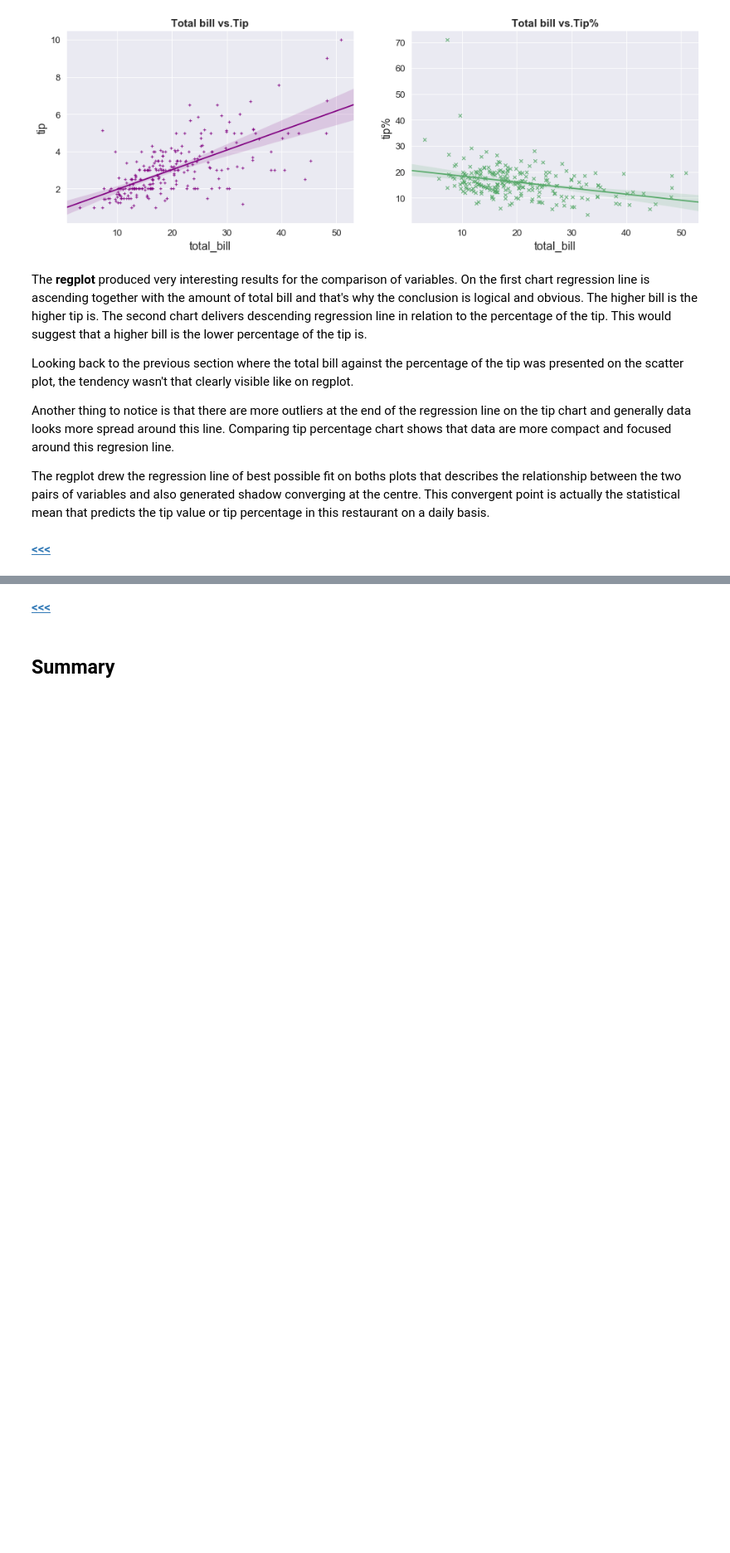
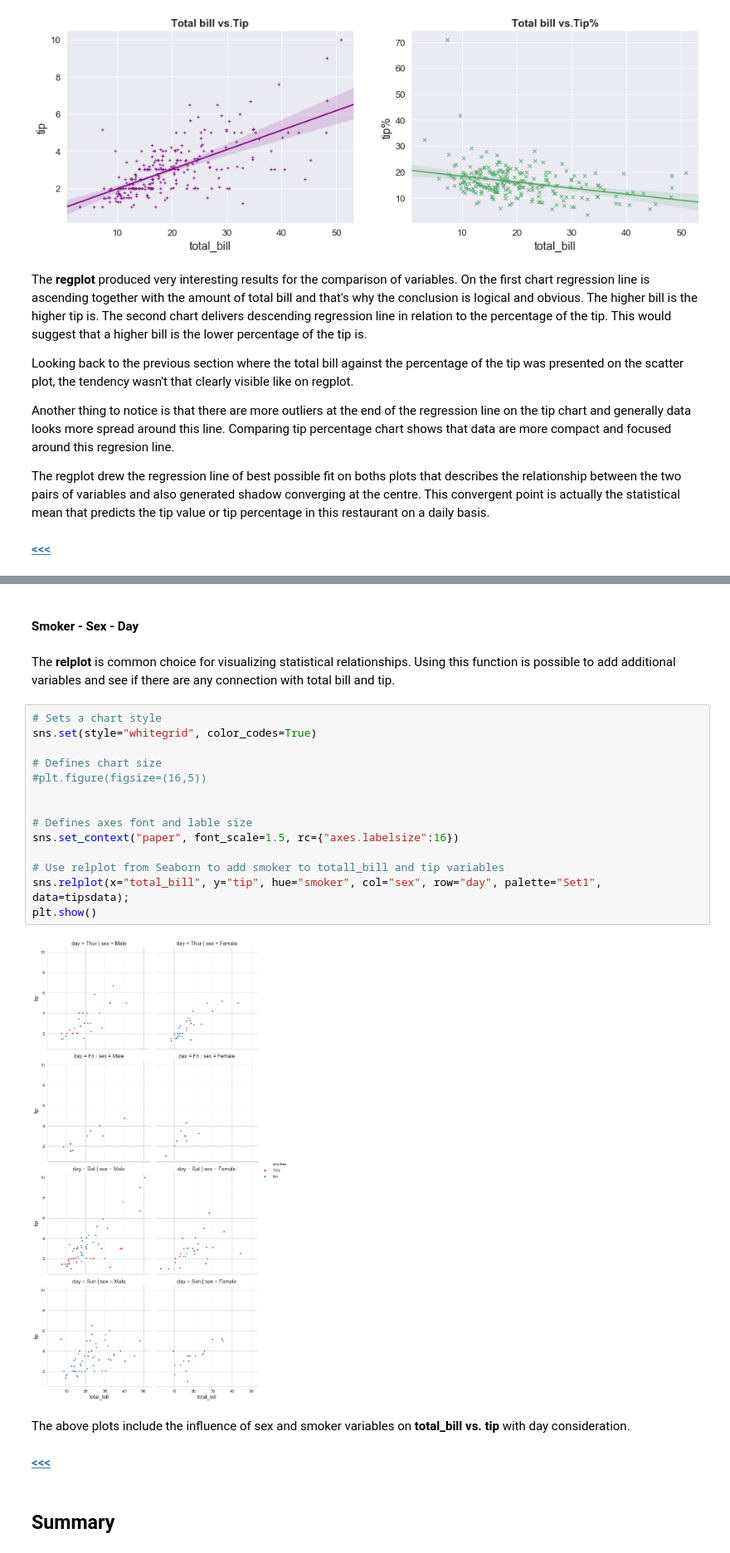
Before and after one commit to G00376332/52446_Project, a Jupyter notebook: Tips_Project.ipynb, the cells around one changed output, grey strips where cells are left out. Shown: that part at 83% size. Saved outputs shown, nothing was run; the diff lists cells and outputs as text; blank space fills up the shorter version.

Commit message:
Update Analyse section plot added

```diff
--- a/Tips_Project.ipynb
+++ b/Tips_Project.ipynb
@@ -443,3 +458,25 @@ The regplot drew the regression line of best possible fit on boths plots that de
+# %% [markdown]
+#### Smoker - Sex -  Day
+# %% [markdown]
+The **relplot** is common choice for visualizing statistical relationships. Using this function is possible to add additional variables and see if there are any connection with total bill and tip.
+# %%
+# Sets a chart style
+sns.set(style="whitegrid", color_codes=True)
+
+# Defines chart size
+#plt.figure(figsize=(16,5))
+
+
+# Defines axes font and lable size
+sns.set_context("paper", font_scale=1.5, rc={"axes.labelsize":16})
+
+# Use relplot from Seaborn to add smoker to totall_bill and tip variables
+sns.relplot(x="total_bill", y="tip", hue="smoker", col="sex", row="day", palette="Set1", data=tipsdata);
+plt.show()
+# %% [output]
+[figure, added]
+# %% [markdown]
+The above plots include the influence of sex and smoker variables on **total_bill vs. tip** with day consideration.
 # %% [markdown]
 [**<<<**](#table)
 # %% [markdown]
```
Also changed, not shown: parts of 5 cells of this notebook.
